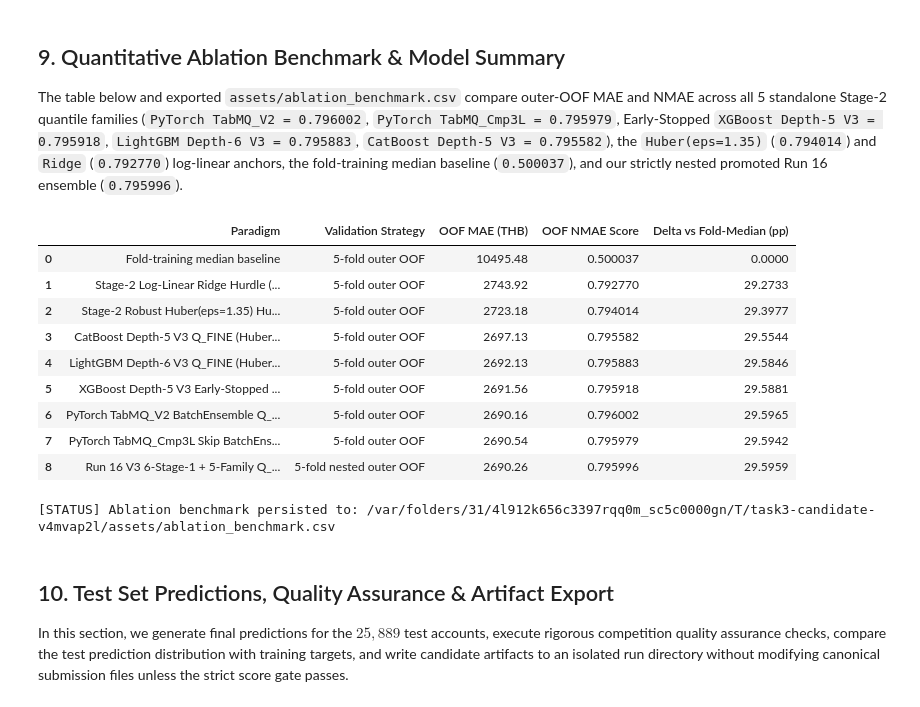
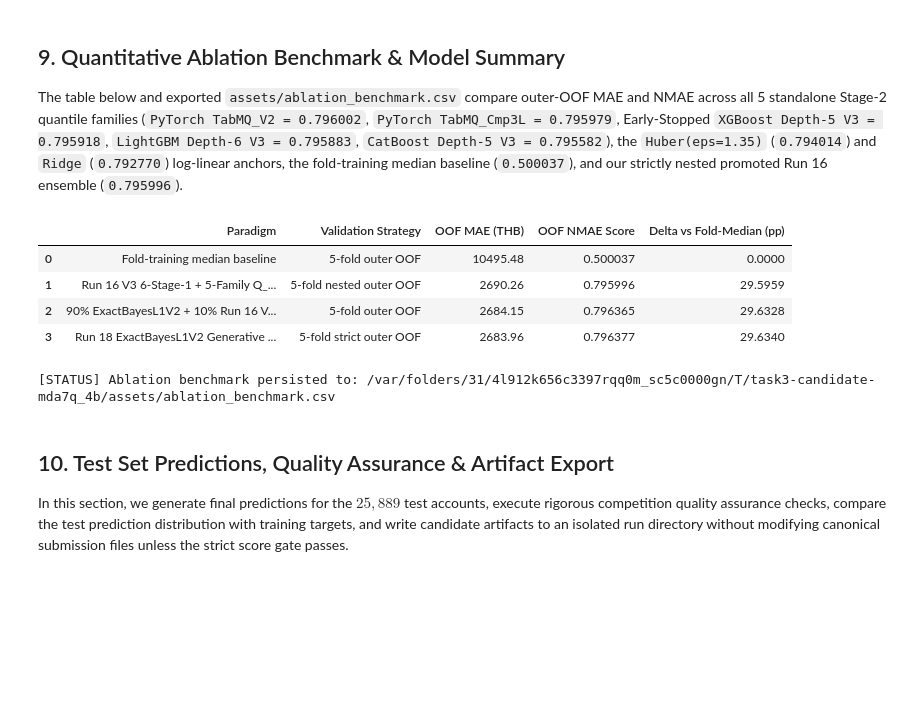
Before and after one commit to Palapluem/ml00x, a Jupyter notebook: task3/task3_monthly_spending.ipynb, the cells around one changed output. Drawn from its saved outputs; the diff is of its cells as text; code cells hidden in the pictures; blank space fills up the shorter version.

Commit message:
feat(tasks-2-5): sync Run 22 code/artifacts matching main and add submit.md (#72)

```diff
--- a/task3/task3_monthly_spending.ipynb
+++ b/task3/task3_monthly_spending.ipynb
@@ -1523,43 +655,33 @@ The table below and exported `assets/ablation_benchmark.csv` compare outer-OOF M
 # %%
 measured_ablation = [
     ("Fold-training median baseline", baseline_oof, "5-fold outer OOF"),
-    ("Stage-2 Log-Linear Ridge Hurdle (Reference)", ridge_hurdle_oof, "5-fold outer OOF"),
-    ("Stage-2 Robust Huber(eps=1.35) Hurdle", huber_hurdle_oof, "5-fold outer OOF"),
-    ("CatBoost Depth-5 V3 Q_FINE (Huber Resid)", cb5_mq_oof, "5-fold outer OOF"),
-    ("LightGBM Depth-6 V3 Q_FINE (Huber Resid)", lgb_mq_oof, "5-fold outer OOF"),
-    ("XGBoost Depth-5 V3 Early-Stopped Q_FINE", xgb5_mq_oof, "5-fold outer OOF"),
-    ("PyTorch TabMQ_V2 BatchEnsemble Q_FINE", tm2_mq_oof, "5-fold outer OOF"),
-    ("PyTorch TabMQ_Cmp3L Skip BatchEnsemble Q_FINE", tm3_mq_oof, "5-fold outer OOF"),
-    ("Run 16 V3 6-Stage-1 + 5-Family Q_FINE Hurdle (Nested)", nested_oof_pred, "5-fold nested outer OOF"),
+    ("Run 16 V3 6-Stage-1 + 5-Family Q_FINE Hurdle", yp16_oof, "5-fold nested outer OOF"),
+    ("90% ExactBayesL1V2 + 10% Run 16 V3 Blend", 0.90 * oof_v2 + 0.10 * yp16_oof, "5-fold outer OOF"),
+    ("Run 18 ExactBayesL1V2 Generative Marginalization (Promoted)", nested_oof_pred, "5-fold strict outer OOF"),
 ]
 rows = []
 for name, pred, protocol in measured_ablation:
     score = float(compute_nmae_score(y, pred))
     rows.append({
         "Paradigm": name,
         "Validation Strategy": protocol,
         "OOF MAE (THB)": round(float(mean_absolute_error(y, pred)), 2),
         "OOF NMAE Score": round(score, 6),
         "Delta vs Fold-Median (pp)": round((score - baseline_nmae) * 100.0, 4),
     })
 ablation_df = pd.DataFrame(rows)
 display(ablation_df)
 
 ablation_path = os.path.join(ASSETS_DIR, 'ablation_benchmark.csv')
 ablation_df.to_csv(ablation_path, index=False)
 print(f"[STATUS] Ablation benchmark persisted to: {ablation_path}")
 # %% [output]
 |  | Paradigm | Validation Strategy | OOF MAE (THB) | OOF NMAE Score | Delta vs Fold-Median (pp) |
 | 0 | Fold-training median baseline | 5-fold outer OOF | 10495.48 | 0.500037 | 0.0000 |
-| 1 | Stage-2 Log-Linear Ridge Hurdle (... | 5-fold outer OOF | 2743.92 | 0.792770 | 29.2733 |
-| 2 | Stage-2 Robust Huber(eps=1.35) Hu... | 5-fold outer OOF | 2723.18 | 0.794014 | 29.3977 |
-| 3 | CatBoost Depth-5 V3 Q_FINE (Huber... | 5-fold outer OOF | 2697.13 | 0.795582 | 29.5544 |
-| 4 | LightGBM Depth-6 V3 Q_FINE (Huber... | 5-fold outer OOF | 2692.13 | 0.795883 | 29.5846 |
-| 5 | XGBoost Depth-5 V3 Early-Stopped ... | 5-fold outer OOF | 2691.56 | 0.795918 | 29.5881 |
-| 6 | PyTorch TabMQ_V2 BatchEnsemble Q_... | 5-fold outer OOF | 2690.16 | 0.796002 | 29.5965 |
-| 7 | PyTorch TabMQ_Cmp3L Skip BatchEns... | 5-fold outer OOF | 2690.54 | 0.795979 | 29.5942 |
-| 8 | Run 16 V3 6-Stage-1 + 5-Family Q_... | 5-fold nested outer OOF | 2690.26 | 0.795996 | 29.5959 |
+| 1 | Run 16 V3 6-Stage-1 + 5-Family Q_... | 5-fold nested outer OOF | 2690.26 | 0.795996 | 29.5959 |
+| 2 | 90% ExactBayesL1V2 + 10% Run 16 V... | 5-fold outer OOF | 2684.15 | 0.796365 | 29.6328 |
+| 3 | Run 18 ExactBayesL1V2 Generative ... | 5-fold strict outer OOF | 2683.96 | 0.796377 | 29.6340 |
-[STATUS] Ablation benchmark persisted to: /var/folders/31/4l912k656c3397rqq0m_sc5c0000gn/T/task3-candidate-v4mvap2l/assets/ablation_benchmark.csv
+[STATUS] Ablation benchmark persisted to: /var/folders/31/4l912k656c3397rqq0m_sc5c0000gn/T/task3-candidate-mda7q_4b/assets/ablation_benchmark.csv
 # %% [markdown]
 ## 10. Test Set Predictions, Quality Assurance & Artifact Export
 
```
Also changed, not shown: parts of 8 cells of this notebook, 38 other files.
